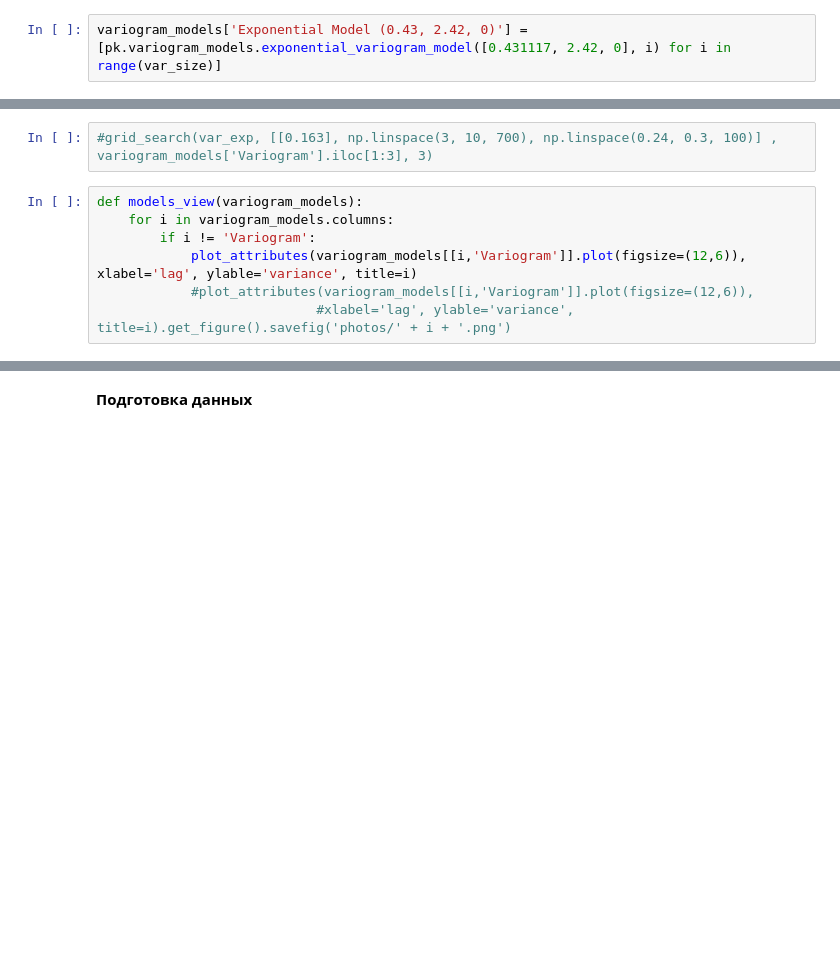
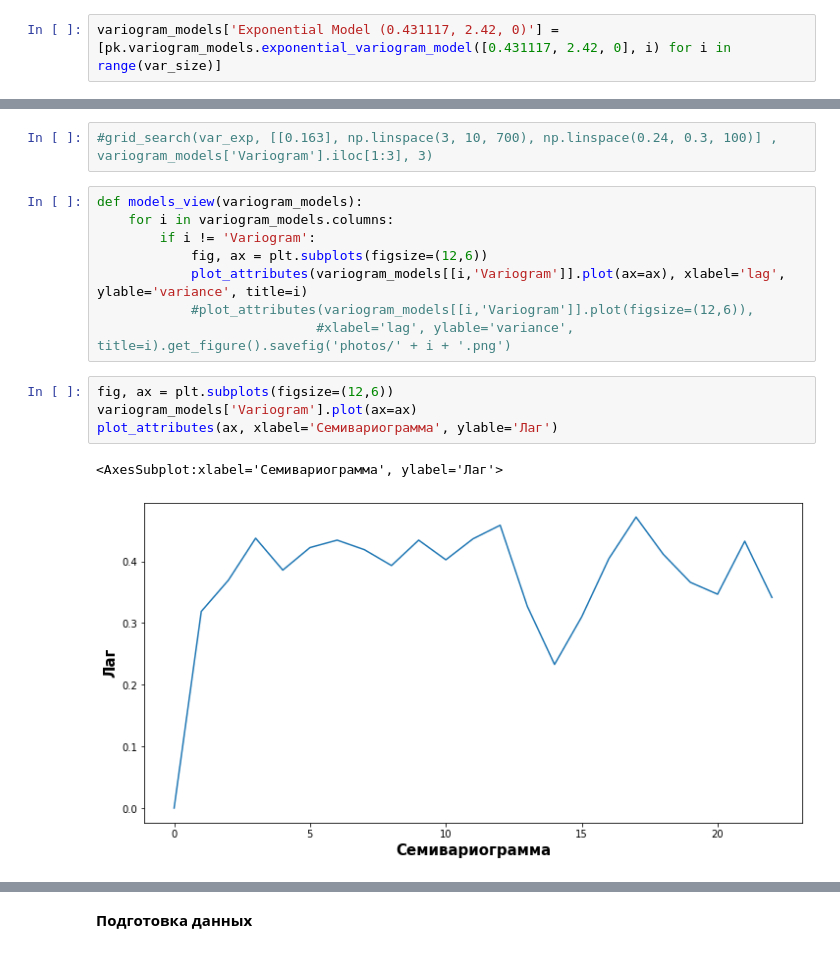
Before and after one commit to nktrn/oxygen_dissolve, a Jupyter notebook: Course work.ipynb, the cells around one changed output, grey strips where cells are left out. Drawn from its saved outputs; the diff is of its cells as text; blank space fills up the shorter version.

```diff
--- a/Course work.ipynb
+++ b/Course work.ipynb
@@ -343,7 +347,7 @@ variogram_models['Exponential Model (0.43,2.3,0)'] = [pk.variogram_models.expone
 # %% [markdown]
 **Экспоненциальная 2 без самородка**
 # %%
-variogram_models['Exponential Model (0.43, 2.42, 0)'] = [pk.variogram_models.exponential_variogram_model([0.431117, 2.42, 0], i) for i in range(var_size)]
+variogram_models['Exponential Model (0.431117, 2.42, 0)'] = [pk.variogram_models.exponential_variogram_model([0.431117, 2.42, 0], i) for i in range(var_size)]
 # %% [markdown]
 **Экспоненциальная 3 с самородком**
 # %%
@@ -395,9 +397,17 @@ def grid_search(model, m, data_variogram, size):
 def models_view(variogram_models):
     for i in variogram_models.columns:
         if i != 'Variogram':
-            plot_attributes(variogram_models[[i,'Variogram']].plot(figsize=(12,6)), xlabel='lag', ylable='variance', title=i)
+            fig, ax = plt.subplots(figsize=(12,6))
+            plot_attributes(variogram_models[[i,'Variogram']].plot(ax=ax), xlabel='lag', ylable='variance', title=i)
             #plot_attributes(variogram_models[[i,'Variogram']].plot(figsize=(12,6)),
                             #xlabel='lag', ylable='variance', title=i).get_figure().savefig('photos/' + i + '.png')
+# %%
+fig, ax = plt.subplots(figsize=(12,6))
+variogram_models['Variogram'].plot(ax=ax)
+plot_attributes(ax, xlabel='Семивариограмма', ylable='Лаг')
+# %% [output]
+<AxesSubplot:xlabel='Семивариограмма', ylabel='Лаг'>
+[figure, added]
 # %%
 models_view(variogram_models)
 # %% [output]
```
Also changed, not shown: parts of 23 cells of this notebook.
